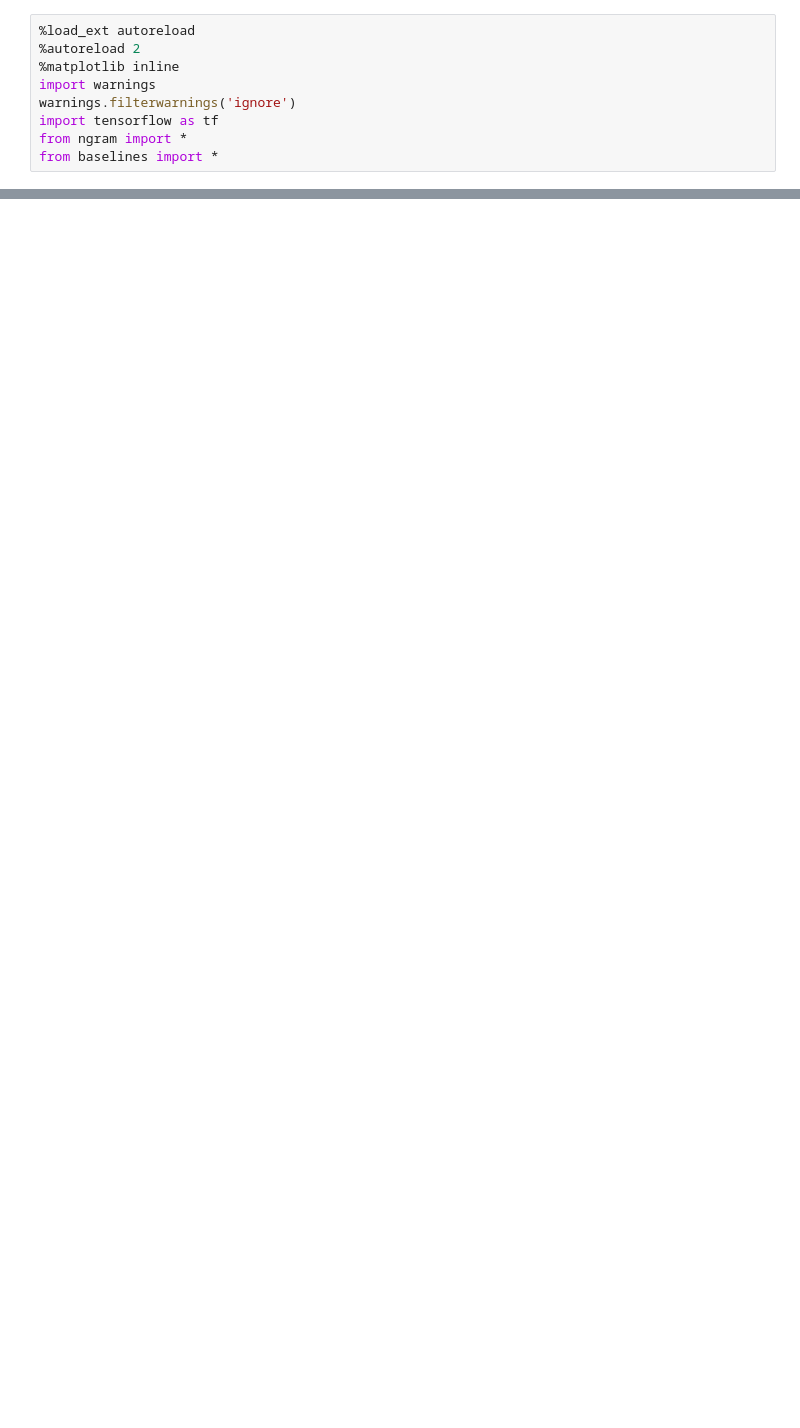
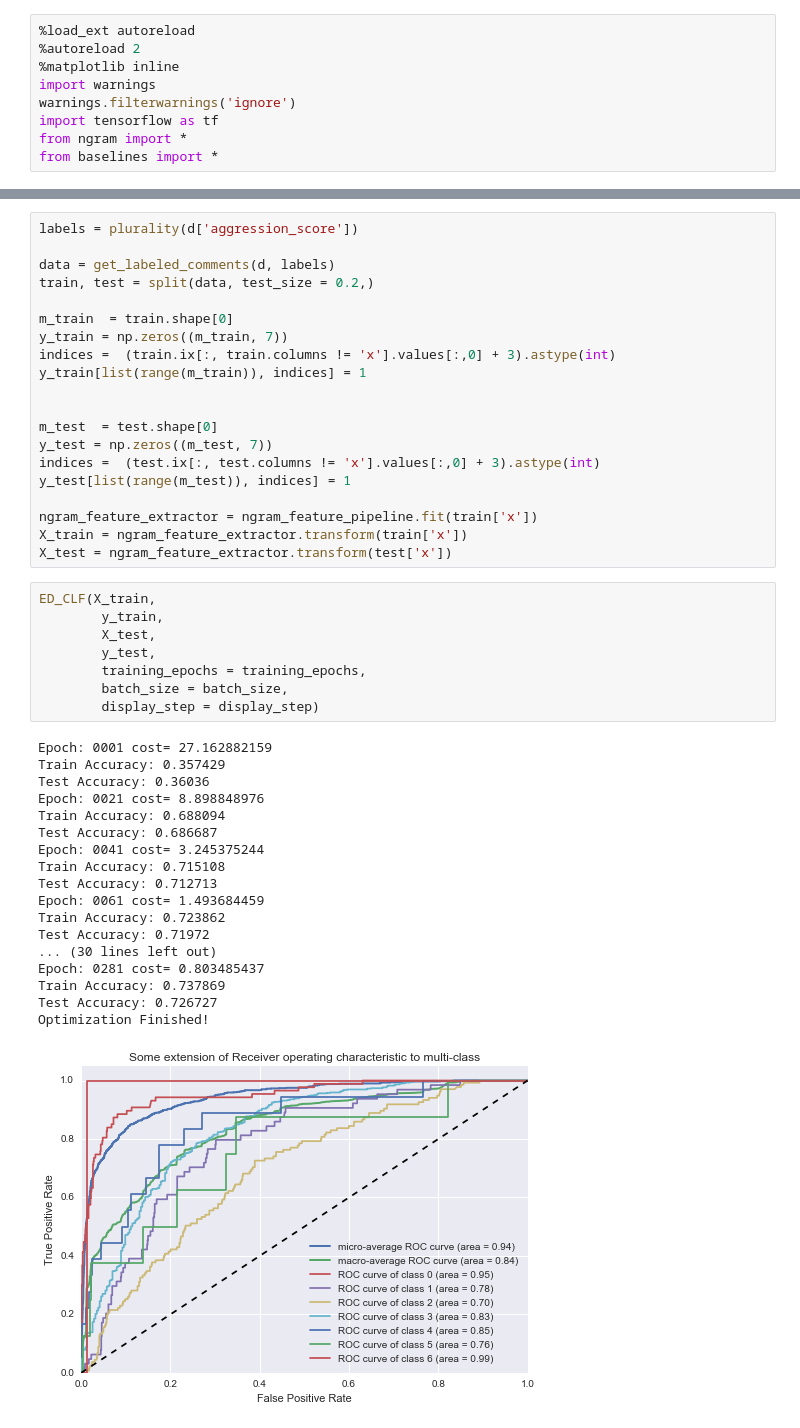
Before and after one commit to ewulczyn/wiki-detox, a Jupyter notebook: wikipedia/src/modeling/EDP Models.ipynb, the cells around one changed output, grey strips where cells are left out. Cells and saved outputs as stored; diff of their text form; blank space fills up the shorter version.

```diff
--- a/wikipedia/src/modeling/EDP Models.ipynb
+++ b/wikipedia/src/modeling/EDP Models.ipynb
@@ -108,0 +119,47 @@ Optimization Finished!
+# %%
+labels = plurality(d['aggression_score'])
+
+data = get_labeled_comments(d, labels)
+train, test = split(data, test_size = 0.2,)
+
+m_train  = train.shape[0]
+y_train = np.zeros((m_train, 7))
+indices =  (train.ix[:, train.columns != 'x'].values[:,0] + 3).astype(int)
+y_train[list(range(m_train)), indices] = 1
+
+
+m_test  = test.shape[0]
+y_test = np.zeros((m_test, 7))
+indices =  (test.ix[:, test.columns != 'x'].values[:,0] + 3).astype(int)
+y_test[list(range(m_test)), indices] = 1
+
+ngram_feature_extractor = ngram_feature_pipeline.fit(train['x'])
+X_train = ngram_feature_extractor.transform(train['x'])
+X_test = ngram_feature_extractor.transform(test['x'])
+# %%
+ED_CLF(X_train,
+        y_train,
+        X_test,
+        y_test,
+        training_epochs = training_epochs,
+        batch_size = batch_size,
+        display_step = display_step)
+# %% [output]
+Epoch: 0001 cost= 27.162882159
+Train Accuracy: 0.357429
+Test Accuracy: 0.36036
+Epoch: 0021 cost= 8.898848976
+Train Accuracy: 0.688094
+Test Accuracy: 0.686687
+Epoch: 0041 cost= 3.245375244
+Train Accuracy: 0.715108
+Test Accuracy: 0.712713
+Epoch: 0061 cost= 1.493684459
+Train Accuracy: 0.723862
+Test Accuracy: 0.71972
+... (30 lines left out)
+Epoch: 0281 cost= 0.803485437
+Train Accuracy: 0.737869
+Test Accuracy: 0.726727
+Optimization Finished!
+[figure, added]
```
Also changed, not shown: parts of 14 cells of this notebook, 7 other files.
